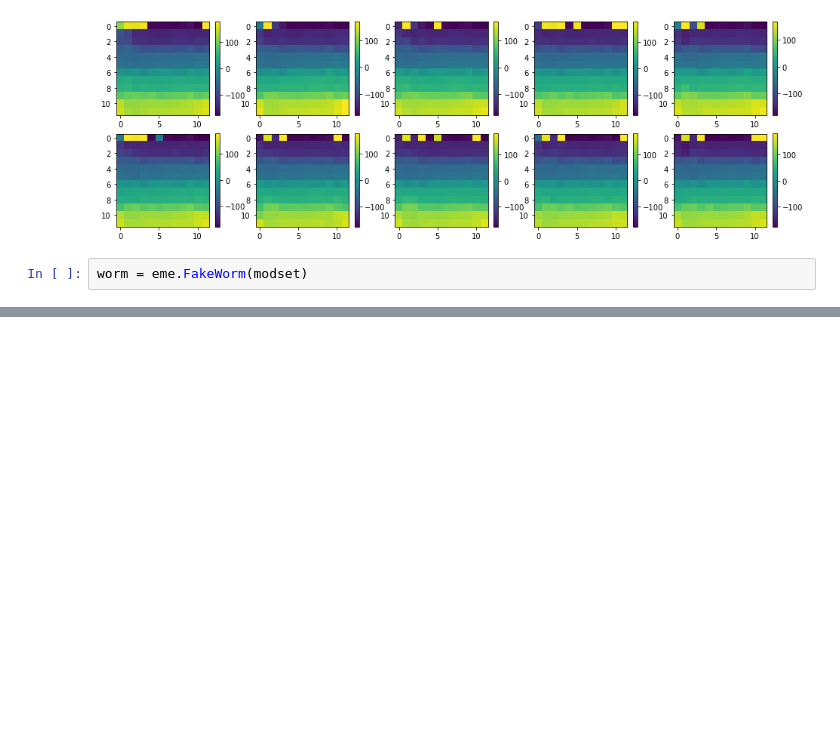
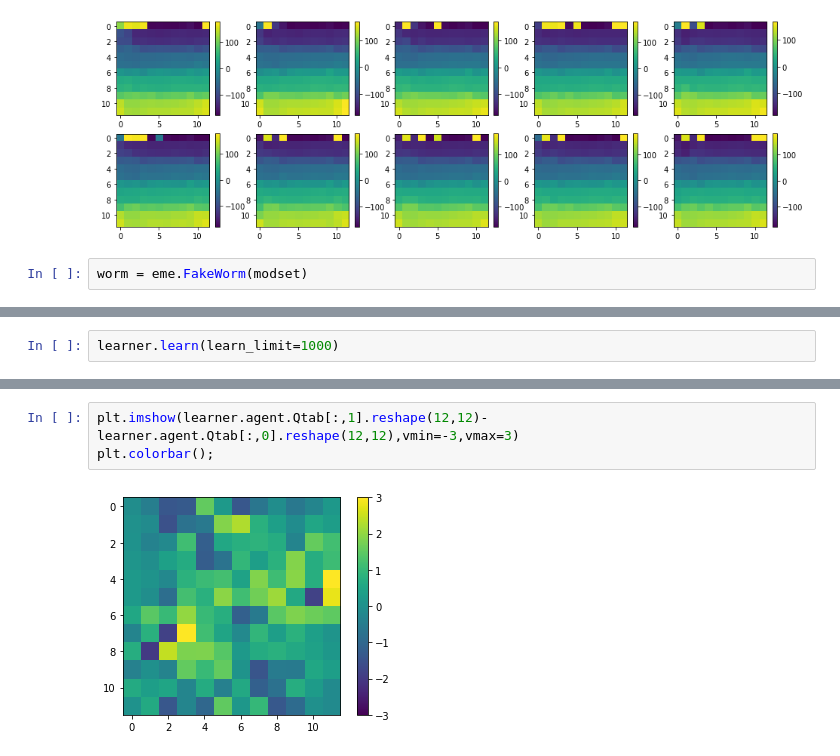
Before and after one commit to ccli3896/RLWorms, a Jupyter notebook: 12_01_dropoutmodel/IntegrationTesting2.ipynb, the cells around one changed output, grey strips where cells are left out. Saved outputs shown, nothing was run; the diff lists cells and outputs as text; blank space fills up the shorter version.

```diff
--- a/12_01_dropoutmodel/IntegrationTesting2.ipynb
+++ b/12_01_dropoutmodel/IntegrationTesting2.ipynb
@@ -143,0 +172,2 @@ worm = eme.FakeWorm(modset)
+# %%
+learner.learn(learn_limit=1000)
@@ -143,0 +186,5 @@ worm = eme.FakeWorm(modset)
+# %%
+plt.imshow(learner.agent.Qtab[:,1].reshape(12,12)-learner.agent.Qtab[:,0].reshape(12,12),vmin=-3,vmax=3)
+plt.colorbar();
+# %% [output]
+[figure, added]
```
Also changed, not shown: parts of 26 cells of this notebook, 16 other files.
